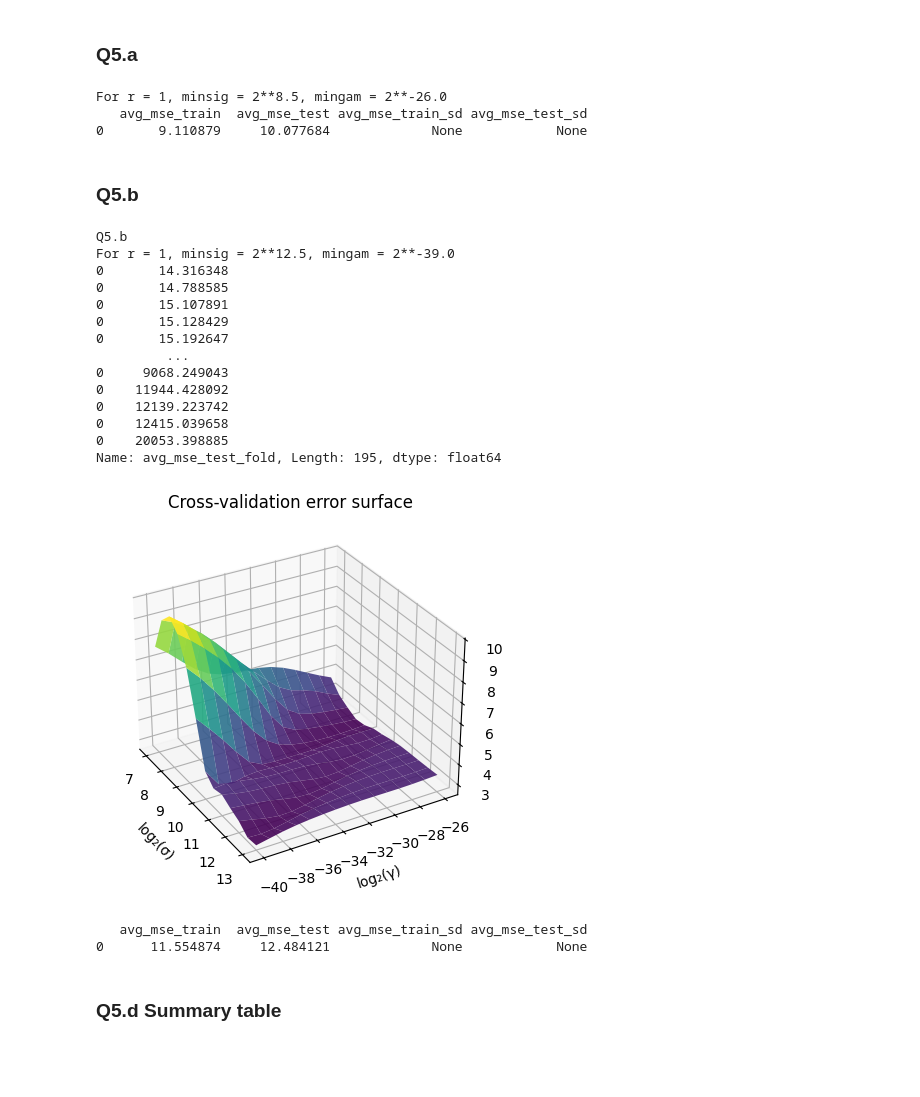
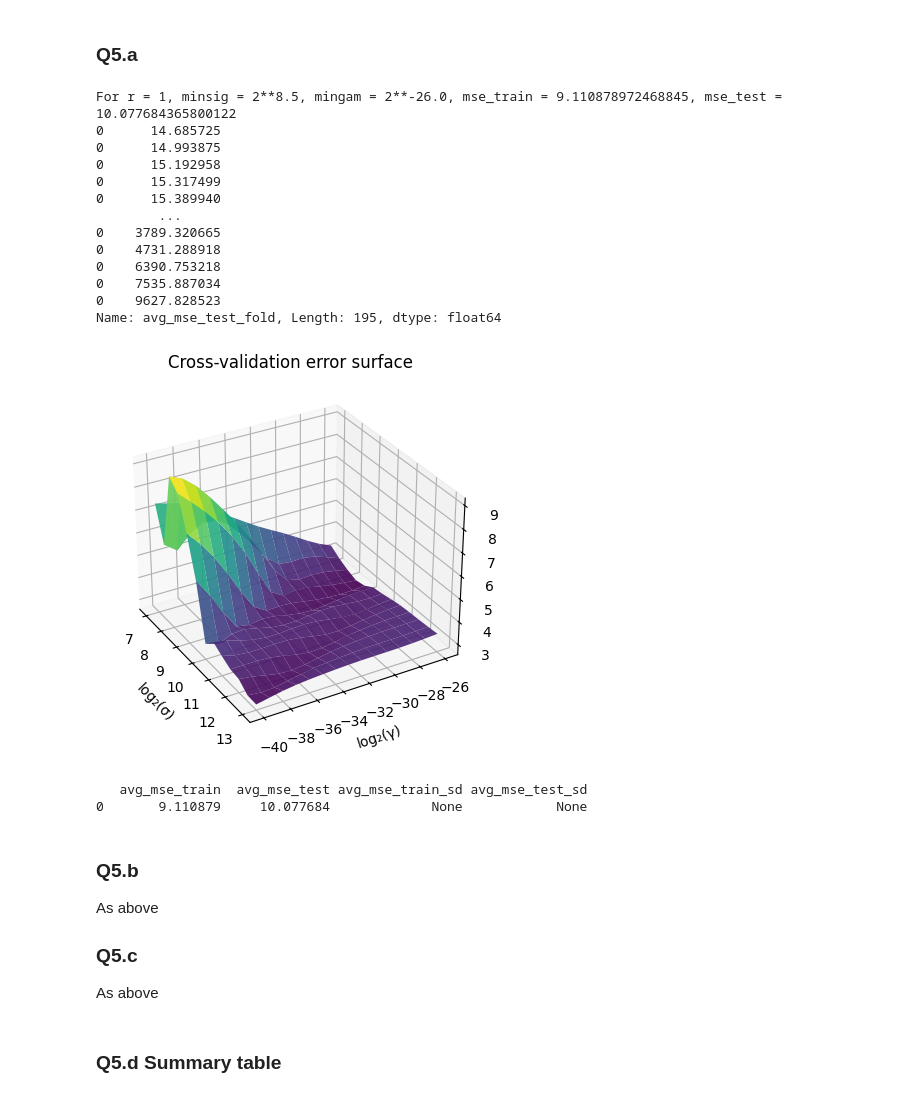
Before and after one commit to nadroj0-0/supervised_learning_coursework_1, a Jupyter notebook: Part 1 Q 4-5.ipynb, the cells around one changed output. Drawn from its saved outputs; the diff is of its cells as text; code cells hidden in the pictures; blank space fills up the shorter version.

```diff
--- a/Part 1 Q 4-5.ipynb
+++ b/Part 1 Q 4-5.ipynb
@@ -67,10 +67,13 @@ def lin_reg_sol(x,y, basis_func = ones_basis, **kwargs) :
 
 
 # Runs r reps of model fitting, each with different train/test splits, returns the average MSE across runs (train and test)
-def r_sims(df, r, basis_func=ones_basis, **kwargs) :
+def r_sims(df, r, basis_func=ones_basis, splits=None,  **kwargs) :
     results=[]
     for i in range(r):
-        xtrain, xtest, ytrain, ytest = train_test_split(df, i)
+        if splits is None :
+            xtrain, xtest, ytrain, ytest = train_test_split(df, i)
+        else :
+            xtrain, xtest, ytrain, ytest = splits[i]
         lm = lin_reg_sol(xtrain, ytrain, basis_func, **kwargs)
         mse_train = lm[2]
         w = lm[0]
@@ -325,13 +328,16 @@ def cross_validation(xtrain, ytrain, folds, kernel_func, siglist, gamlist):
     return float(min_mse['sig']), float(min_mse['gam']), min_mse['avg_mse_train_fold'], min_mse['avg_mse_test_fold'], cross_results
 
 # Runs r reps of model fitting, each with different train/test splits, returns the average MSE across runs (train and test)
-def r_sims_ker_reg_sol(df, r, kernel_func, sig, gam, plot=False, **kwargs) :
+def r_sims_ker_reg_sol(df, r, kernel_func, sig, gam, splits=None, plot=False, **kwargs) :
     results=[]
     fig, ax = None, None
     for i in range(r):
-        xtrain, xtest, ytrain, ytest = train_test_split(df, i)
+        if splits is None:
+            xtrain, xtest, ytrain, ytest = train_test_split(df, i)
+        else:
+            xtrain, xtest, ytrain, ytest = splits[i]
         minsig, mingam, _, _, crossValdf= cross_validation(xtrain, ytrain, 5, kernel_func, sig, gam)
-        print(f'For r = {i+1}, minsig = 2**{np.log2(minsig)}, mingam = 2**{np.log2(mingam)}')
+
         krm = ker_reg_sol(xtrain, ytrain, kernel_func, sig=minsig, gam=mingam)
         mse_train = krm[2]
         alpha = krm[0]
@@ -340,6 +346,7 @@ def r_sims_ker_reg_sol(df, r, kernel_func, sig, gam, plot=False, **kwargs) :
         mse_test = np.mean((ytest - y_hat_test) ** 2)
         mse = [mse_train, mse_test]
         results.append(mse)
+        print(f'For r = {i+1}, minsig = 2**{np.log2(minsig)}, mingam = 2**{np.log2(mingam)}, mse_train = {mse_train}, mse_test = {mse_test}')
     avgmse = [0,0]
     avgmse_sd = [0,0]
 
@@ -373,37 +380,31 @@ def r_sims_ker_reg_sol(df, r, kernel_func, sig, gam, plot=False, **kwargs) :
 # %%
 gamma = [2**(-i) for i in range(40, 25, -1)]
 sigma = [2**(7+(0.5*i)) for i in range(13)]
 
-avgmse_df, alpha = r_sims_ker_reg_sol(df, 1, kernel_func=guass_kern, sig=sigma, gam=gamma)
+avgmse_df, alpha, fig, ax,  = r_sims_ker_reg_sol(df, 1, kernel_func=guass_kern, sig=sigma, gam=gamma, plot=True)
 print(avgmse_df)
 # %% [output]
-For r = 1, minsig = 2**8.5, mingam = 2**-26.0
-   avg_mse_train  avg_mse_test avg_mse_train_sd avg_mse_test_sd
-0       9.110879     10.077684             None            None
+For r = 1, minsig = 2**8.5, mingam = 2**-26.0, mse_train = 9.110878972468845, mse_test = 10.077684365800122
+0      14.685725
+0      14.993875
+0      15.192958
+0      15.317499
+0      15.389940
+        ...
+0    3789.320665
+0    4731.288918
+0    6390.753218
+0    7535.887034
+0    9627.828523
+Name: avg_mse_test_fold, Length: 195, dtype: float64
+[figure, added]
+   avg_mse_train  avg_mse_test avg_mse_train_sd avg_mse_test_sd
+0       9.110879     10.077684             None            None
 # %% [markdown]
 ### Q5.b
+As above
+### Q5.c
+As above
-# %%
-print('Q5.b')
-avgmse_df, alpha, fig, ax = r_sims_ker_reg_sol(df, 1, kernel_func=guass_kern, sig=sigma, gam=gamma, plot=True)
-print(avgmse_df)
-# %% [output]
-Q5.b
-For r = 1, minsig = 2**12.5, mingam = 2**-39.0
-0       14.316348
-0       14.788585
-0       15.107891
-0       15.128429
-0       15.192647
-         ...
-0     9068.249043
-0    11944.428092
-0    12139.223742
-0    12415.039658
-0    20053.398885
-Name: avg_mse_test_fold, Length: 195, dtype: float64
-[figure, removed]
-   avg_mse_train  avg_mse_test avg_mse_train_sd avg_mse_test_sd
-0      11.554874     12.484121             None            None
 # %% [markdown]
 ### Q5.d Summary table
 # %%
```
Also changed, not shown: parts of 2 cells of this notebook, 21 other files.
